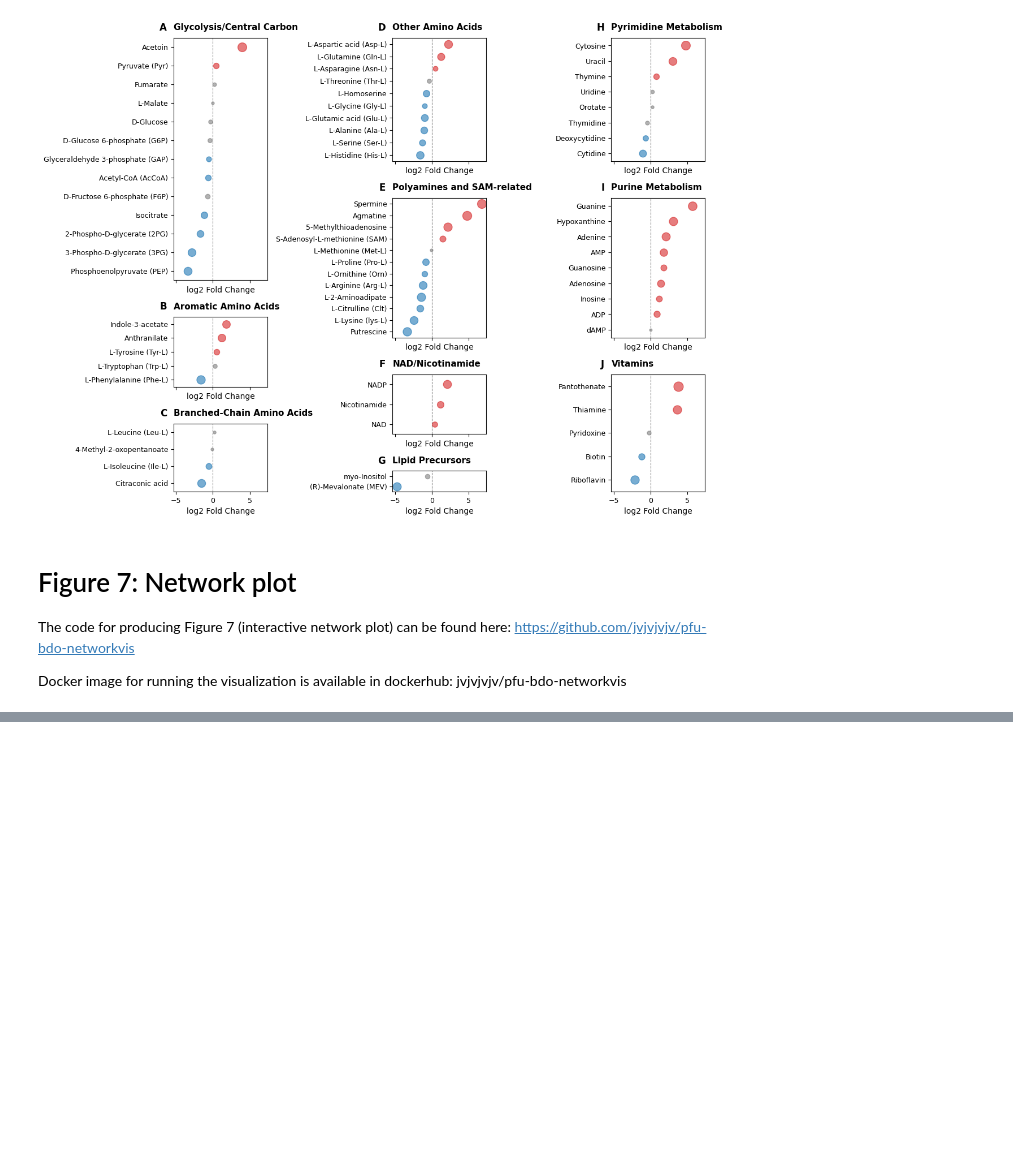
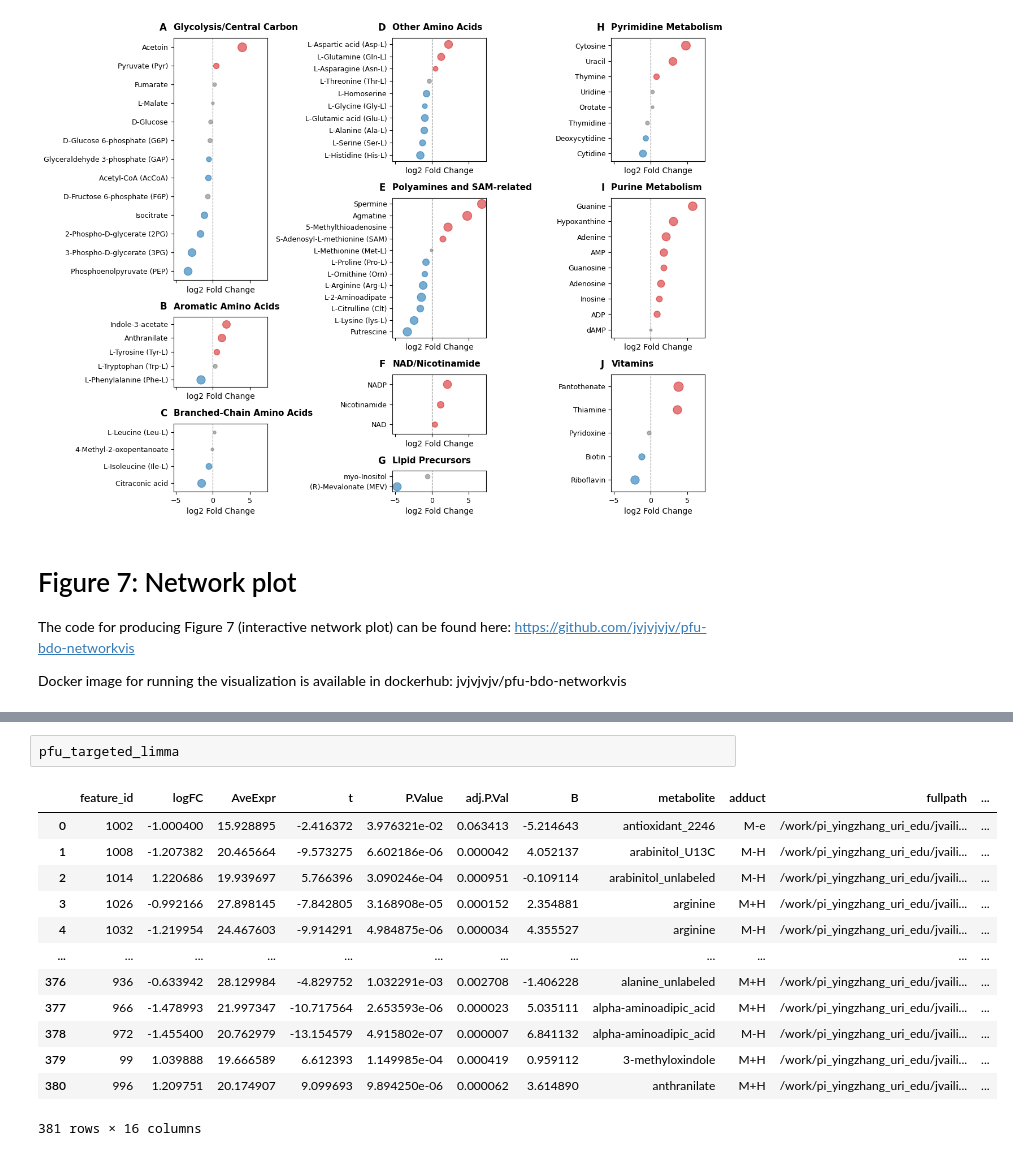
Before and after one commit to zhanglab/GEM-iPfu, a Jupyter notebook: manuscript/OQuinn_2026/Fig_8-9.ipynb, the cells around one changed output, grey strips where cells are left out. Drawn from its saved outputs; the diff is of its cells as text; blank space fills up the shorter version.

```diff
--- a/manuscript/OQuinn_2026/Fig_8-9.ipynb
+++ b/manuscript/OQuinn_2026/Fig_8-9.ipynb
@@ -1145,0 +1179,16 @@ Docker image for running the visualization is available in dockerhub: jvjvjvjv/p
+# %%
+pfu_targeted_limma
+# %% [output]
+|  | feature_id | logFC | AveExpr | t | P.Value | adj.P.Val | B | metabolite | adduct | fullpath | ... |
+| 0 | 1002 | -1.000400 | 15.928895 | -2.416372 | 3.976321e-02 | 0.063413 | -5.214643 | antioxidant_2246 | M-e | /work/pi_yingzhang_uri_edu/jvaili... | ... |
+| 1 | 1008 | -1.207382 | 20.465664 | -9.573275 | 6.602186e-06 | 0.000042 | 4.052137 | arabinitol_U13C | M-H | /work/pi_yingzhang_uri_edu/jvaili... | ... |
+| 2 | 1014 | 1.220686 | 19.939697 | 5.766396 | 3.090246e-04 | 0.000951 | -0.109114 | arabinitol_unlabeled | M-H | /work/pi_yingzhang_uri_edu/jvaili... | ... |
+| 3 | 1026 | -0.992166 | 27.898145 | -7.842805 | 3.168908e-05 | 0.000152 | 2.354881 | arginine | M+H | /work/pi_yingzhang_uri_edu/jvaili... | ... |
+| 4 | 1032 | -1.219954 | 24.467603 | -9.914291 | 4.984875e-06 | 0.000034 | 4.355527 | arginine | M-H | /work/pi_yingzhang_uri_edu/jvaili... | ... |
+| ... | ... | ... | ... | ... | ... | ... | ... | ... | ... | ... | ... |
+| 376 | 936 | -0.633942 | 28.129984 | -4.829752 | 1.032291e-03 | 0.002708 | -1.406228 | alanine_unlabeled | M+H | /work/pi_yingzhang_uri_edu/jvaili... | ... |
+| 377 | 966 | -1.478993 | 21.997347 | -10.717564 | 2.653593e-06 | 0.000023 | 5.035111 | alpha-aminoadipic_acid | M+H | /work/pi_yingzhang_uri_edu/jvaili... | ... |
+| 378 | 972 | -1.455400 | 20.762979 | -13.154579 | 4.915802e-07 | 0.000007 | 6.841132 | alpha-aminoadipic_acid | M-H | /work/pi_yingzhang_uri_edu/jvaili... | ... |
+| 379 | 99 | 1.039888 | 19.666589 | 6.612393 | 1.149985e-04 | 0.000419 | 0.959112 | 3-methyloxindole | M+H | /work/pi_yingzhang_uri_edu/jvaili... | ... |
+| 380 | 996 | 1.209751 | 20.174907 | 9.099693 | 9.894250e-06 | 0.000062 | 3.614890 | anthranilate | M+H | /work/pi_yingzhang_uri_edu/jvaili... | ... |
+381 rows × 16 columns
```
Also changed, not shown: parts of 5 cells of this notebook.
